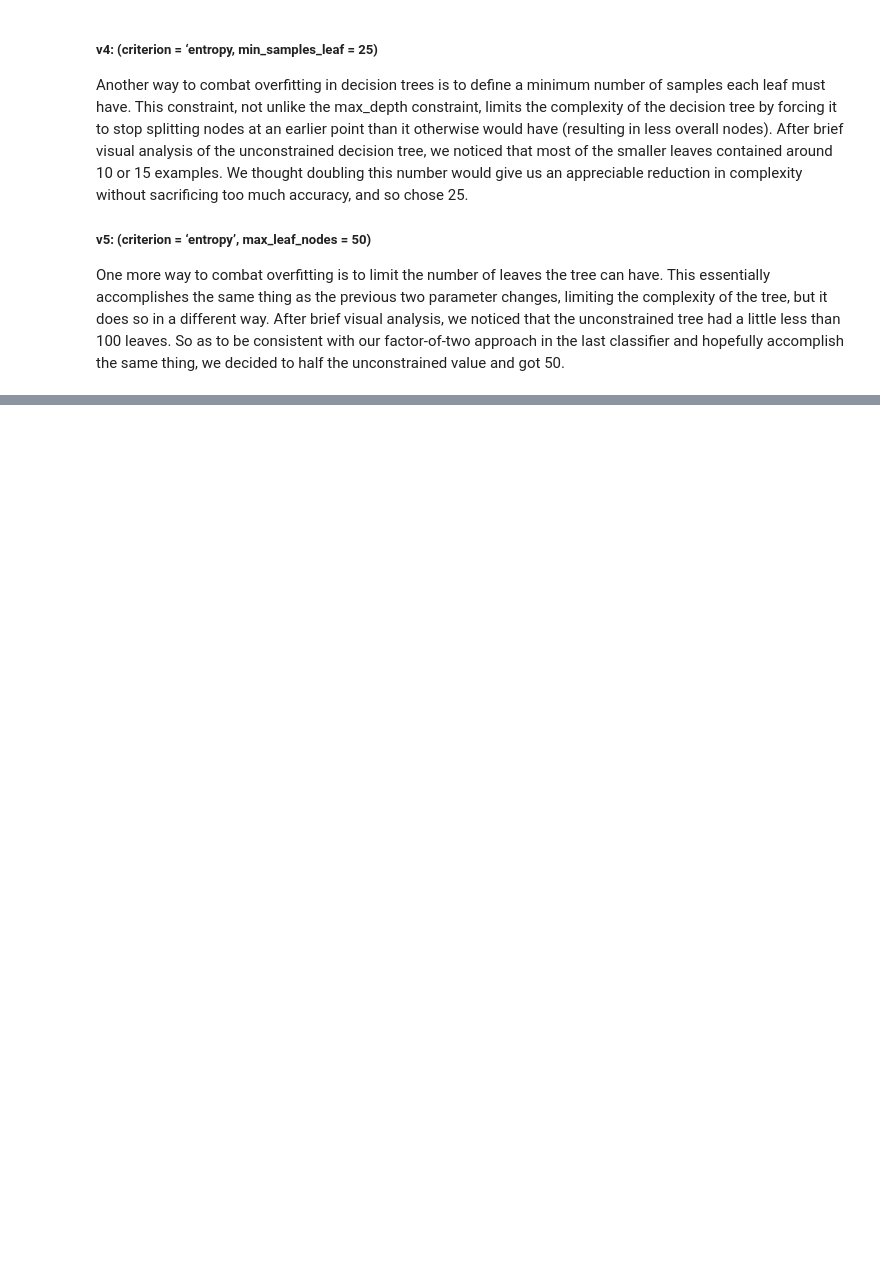
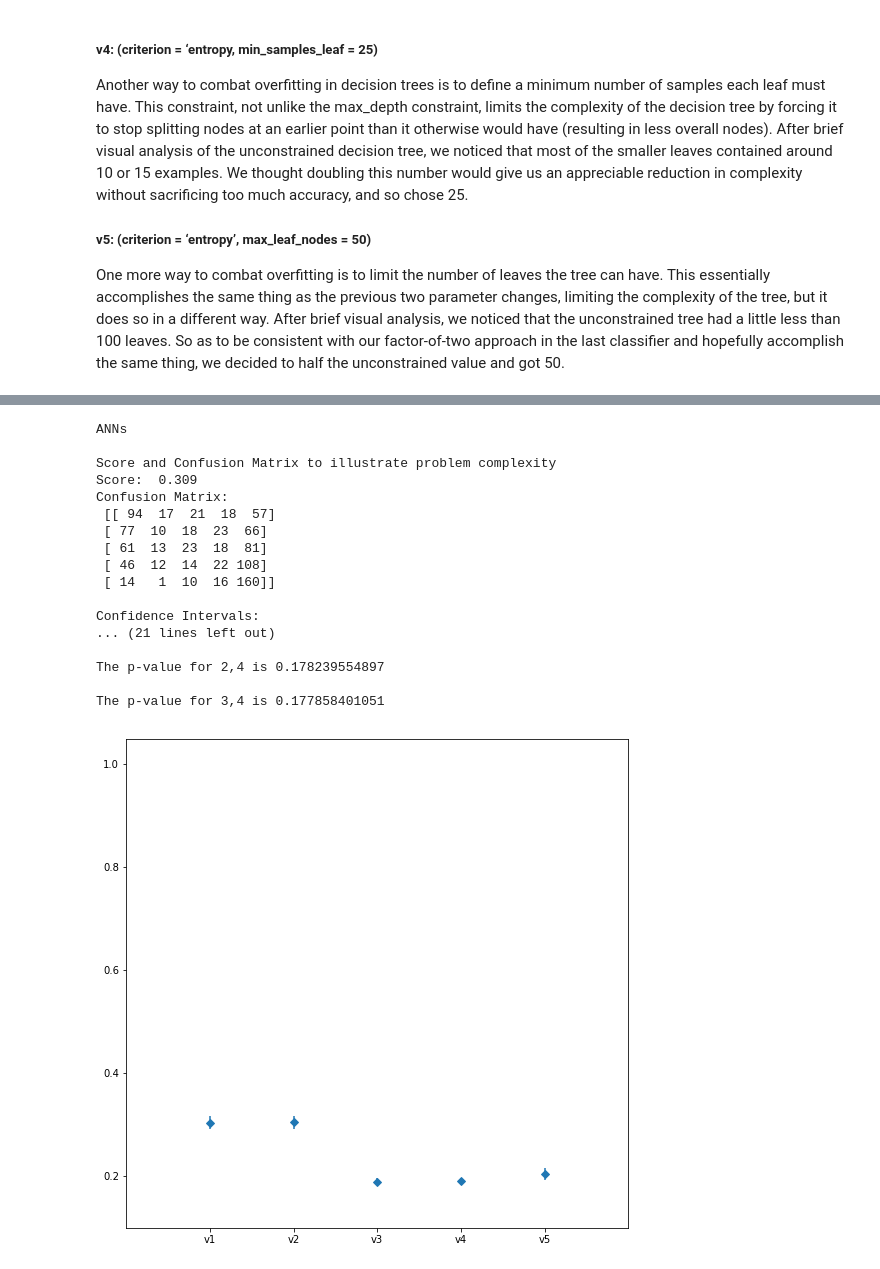
Before and after one commit to HumbleBob/BoardGameData, a Jupyter notebook: What's in a Game? Analyzing Trends in Popular Board Games.ipynb, the cells around one changed output, grey strips where cells are left out. Drawn from its saved outputs; the diff is of its cells as text; code cells hidden in the pictures; blank space fills up the shorter version.

```diff
--- a/What's in a Game? Analyzing Trends in Popular Board Games.ipynb
+++ b/What's in a Game? Analyzing Trends in Popular Board Games.ipynb
@@ -126,0 +359,79 @@ Created with Jupyter, delivered by Fastly, rendered by Rackspace.
+# %%
+def makeMLP(X, y, numNodes=10, numLayers=3, numIter=200, learnRate='constant', solve='adam'):
+    '''Make an ANN. Allow the number of nodes and the number of hidden layers
+    and the maximum number of iterations to be set as parameters.
+    Returns the ANN.'''
+
+    # Create a hidden layer tuple based on the parameters passed to the
+    # function
+    hiddenLayers = [numNodes for i in range(numLayers)]
+    hiddenLayers = tuple(hiddenLayers)
+
+    # Initialize ANN classifier using hiddenLayers tuple to set sizes
+    ann = MLPClassifier(hidden_layer_sizes=hiddenLayers,
+                        activation='logistic',      # default is 'relu'
+                        max_iter = numIter,         # default is 200
+                        learning_rate = learnRate,
+                        solver = solve,
+                        random_state=0)             # seed
+    return ann
+
+def create_anns(X, y):
+    print("ANNs\n")
+
+    # Make a list of ANNs, each with a number of hidden nodes and number
+    # of iterations specified in the lists "hNodes" and "maxIters" respectively
+    # passed as a parameters
+    anns = []
+
+    #creates 5 artificial neural net models with 5 different sets of parameters.
+    #see paper for parameter explanations.
+    ann = makeMLP(X, y, numIter = 500)
+    anns.append(ann)
+    ann = makeMLP(X, y, numIter = 500, numNodes = 15, numLayers = 3)
+    anns.append(ann)
+    ann = makeMLP(X, y, numIter = 500, solve = 'sgd')
+    anns.append(ann)
+    ann = makeMLP(X, y, numIter = 500, learnRate = 'adaptive', solve = 'sgd')
+    anns.append(ann)
+    ann = makeMLP(X, y, numIter = 500, learnRate = 'invscaling', solve = 'sgd')
+    anns.append(ann)
+
+    return anns
+
+anns = create_anns(X, y)
+
+confusionMatrix(X, y, anns[0])
+
+# Compute cross validations for each model and print them
+cvs = fiveFoldCVs(X, y, anns)
+print("Confidence Intervals:")
+for i in range(len(cvs)):
+    print("v" + str(i) + ": ", cvs[i])
+print()
+
+# Compute p-values
+getPValues(cvs)
+
+# Create file for confidence intervals
+cIPlot(cvs, 0.1)
+print()
+# %% [output]
+ANNs
+
+Score and Confusion Matrix to illustrate problem complexity
+Score:  0.309
+Confusion Matrix:
+ [[ 94  17  21  18  57]
+ [ 77  10  18  23  66]
+ [ 61  13  23  18  81]
+ [ 46  12  14  22 108]
+ [ 14   1  10  16 160]]
+
+Confidence Intervals:
+... (21 lines left out)
+
+The p-value for 2,4 is 0.178239554897
+
+The p-value for 3,4 is 0.177858401051
+[figure, added]
```
Also changed, not shown: parts of 9 cells of this notebook.
